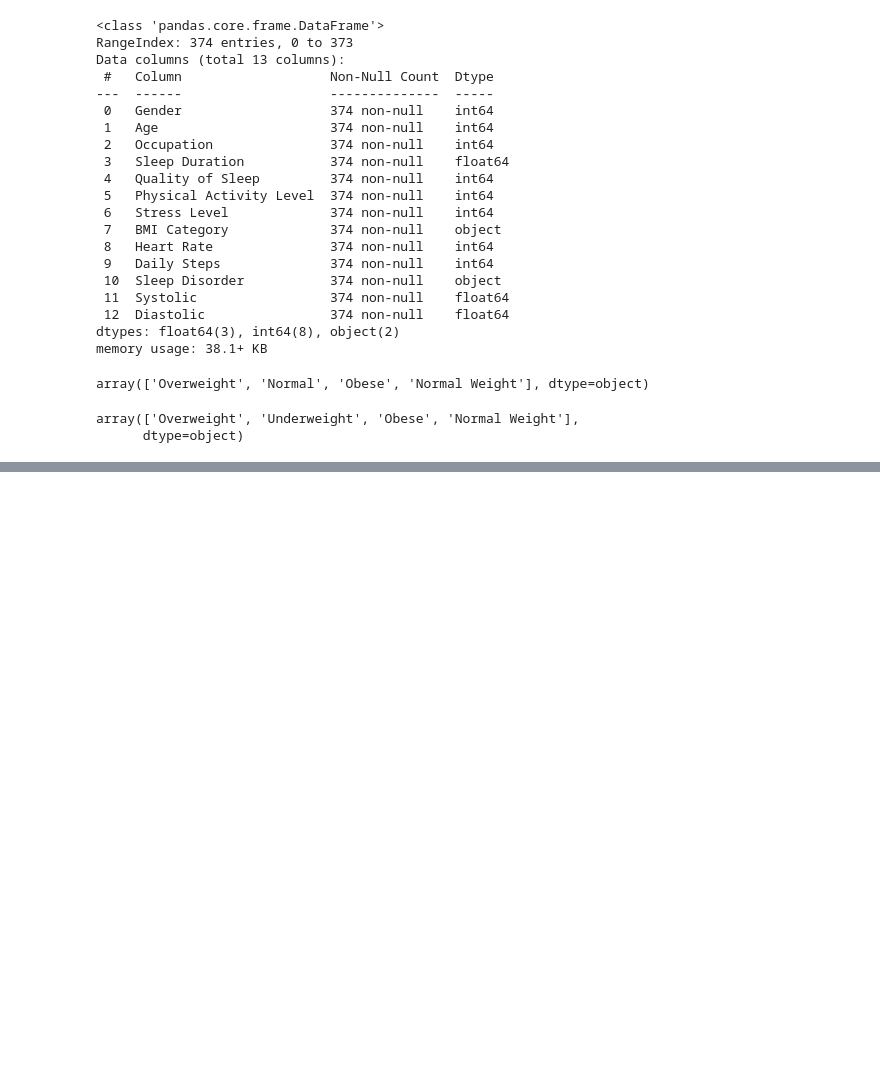
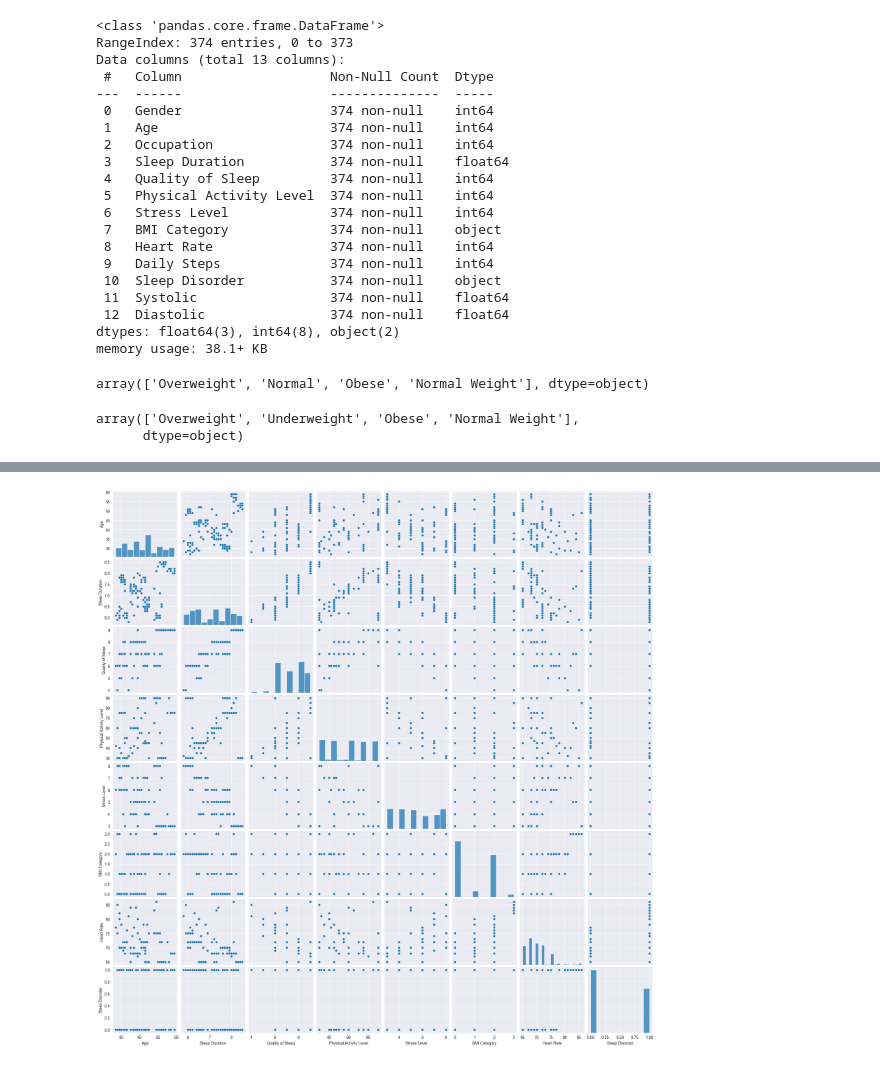
Before and after one commit to Ahmet-Ruchan/ML-Core, a Jupyter notebook: Core/Data Science/Sleep Health and Lifestyle Prediction/Sleep_Healthy.ipynb, the cells around one changed output, grey strips where cells are left out. Drawn from its saved outputs; the diff is of its cells as text; code cells hidden in the pictures; blank space fills up the shorter version.

```diff
--- a/Core/Data Science/Sleep Health and Lifestyle Prediction/Sleep_Healthy.ipynb
+++ b/Core/Data Science/Sleep Health and Lifestyle Prediction/Sleep_Healthy.ipynb
@@ -455,0 +552,37 @@ array(['Overweight', 'Underweight', 'Obese', 'Normal Weight'],
+# %%
+import pandas as pd
+import numpy as np
+
+def drop_highly_correlated_features(df, target_col, threshold=0.8):
+
+    # Sadece sayısal sütunları al
+    corr_matrix = df.select_dtypes(include=['int64', 'float64']).corr().abs()
+
+    # Hedef sütunu hariç tut
+    corr_matrix = corr_matrix.drop(index=target_col, columns=target_col)
+
+    # Üst üçgen (upper triangle) matrisi oluştur
+    upper_tri = corr_matrix.where(
+        np.triu(np.ones(corr_matrix.shape), k=1).astype(bool)
+    )
+
+    # Fazla korelasyonlu sütunları bul
+    to_drop = [
+        column for column in upper_tri.columns
+        if any(upper_tri[column] > threshold)
+    ]
+
+    # Sütunları kaldır
+    df_filtered = df.drop(columns=to_drop, errors='ignore')
+
+    print("🔍 Fazla korelasyonlu sütunlar (>|{}|):".format(threshold))
+    if to_drop:
+        for c in to_drop:
+            print("  -", c)
+    else:
+        print("  Hiçbiri (veri gayet temiz görünüyor!) ✅")
+
+    print("\n✅ Kalan sütun sayısı:", df_filtered.shape[1])
+    return df_filtered, to_drop
+# %%
+df_clean, dropped_cols = drop_highly_correlated_features(df, target_col='Quality of Sleep', threshold=0.85)
@@ -455,0 +610,3 @@ array(['Overweight', 'Underweight', 'Obese', 'Normal Weight'],
+# %%
+df_clean.drop(['Gender', 'Occupation', 'Daily Steps', 'Systolic'], axis=1, inplace=True)
+df_clean.head()
@@ -455,0 +620,5 @@ array(['Overweight', 'Underweight', 'Obese', 'Normal Weight'],
+# %%
+sns.pairplot(df_clean)
+plt.show()
+# %% [output]
+[figure, added]
```
Also changed, not shown: parts of 39 cells of this notebook.
